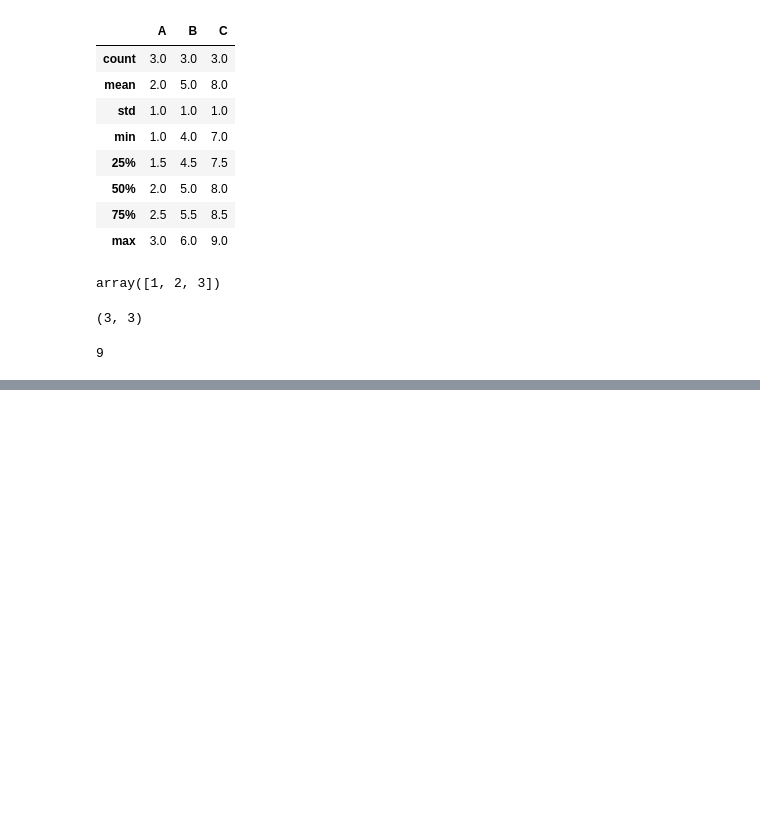
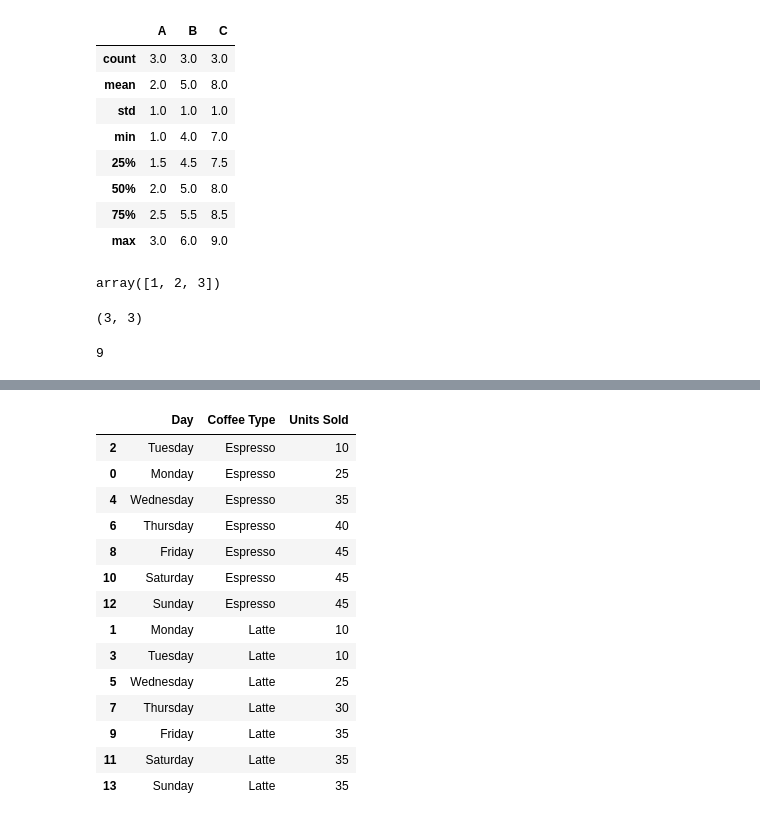
Before and after one commit to dev-paplix/pds-gx, a Jupyter notebook: Pandas.ipynb, the cells around one changed output, grey strips where cells are left out. Saved outputs shown, nothing was run; the diff lists cells and outputs as text; code cells hidden in the pictures; blank space fills up the shorter version.

```diff
--- a/Pandas.ipynb
+++ b/Pandas.ipynb
@@ -87,0 +236,3 @@ df.size
+# %%
+coffee.loc[1:3, 'Units Sold'] = 10
+coffee.head(4)
@@ -87,0 +245,19 @@ df.size
+# %%
+# Sorting base on values
+coffee.sort_values(["Coffee Type", "Units Sold"])
+# %% [output]
+|  | Day | Coffee Type | Units Sold |
+| 2 | Tuesday | Espresso | 10 |
+| 0 | Monday | Espresso | 25 |
+| 4 | Wednesday | Espresso | 35 |
+| 6 | Thursday | Espresso | 40 |
+| 8 | Friday | Espresso | 45 |
+| 10 | Saturday | Espresso | 45 |
+| 12 | Sunday | Espresso | 45 |
+| 1 | Monday | Latte | 10 |
+| 3 | Tuesday | Latte | 10 |
+| 5 | Wednesday | Latte | 25 |
+| 7 | Thursday | Latte | 30 |
+| 9 | Friday | Latte | 35 |
+| 11 | Saturday | Latte | 35 |
+| 13 | Sunday | Latte | 35 |
```
Also changed, not shown: parts of 16 cells of this notebook.
